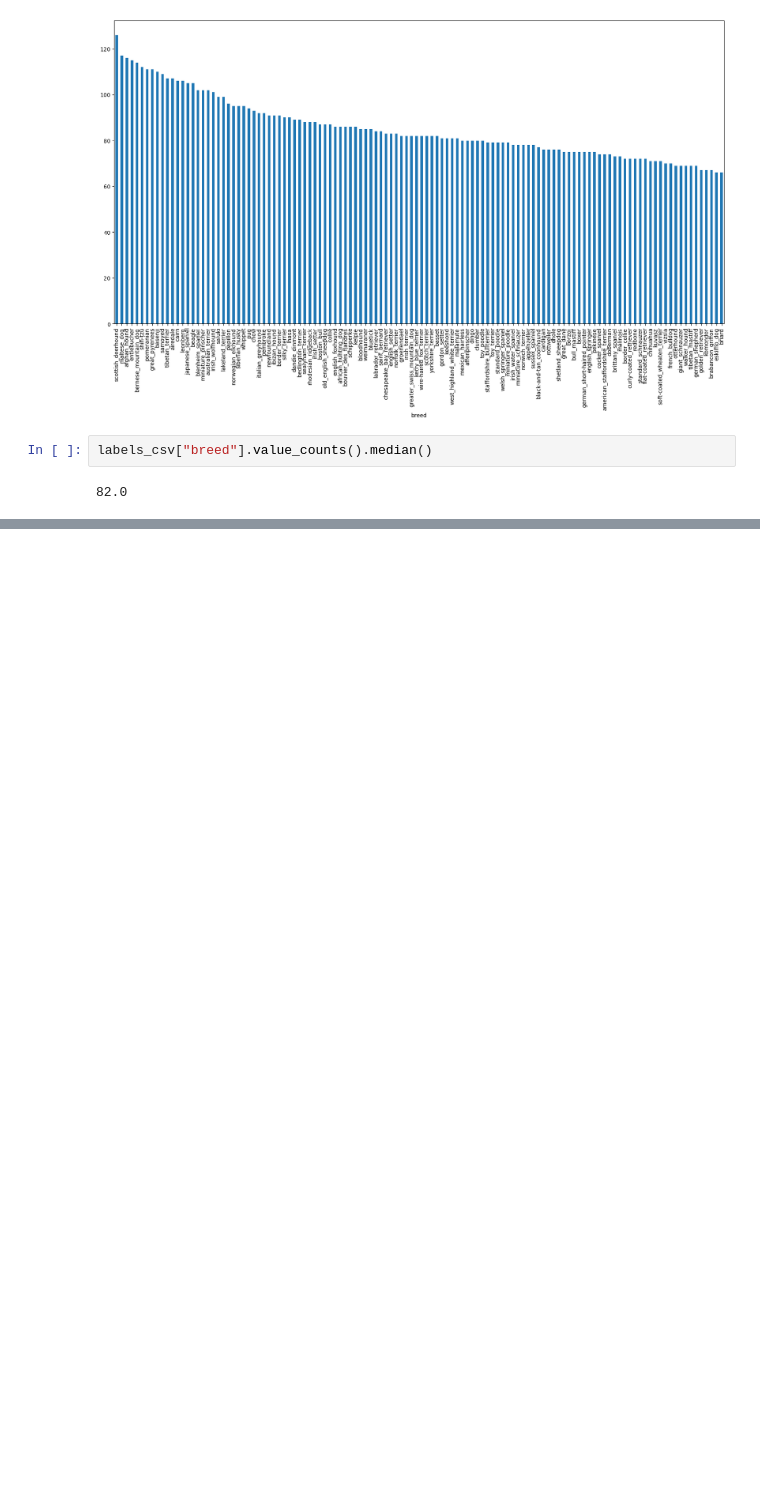
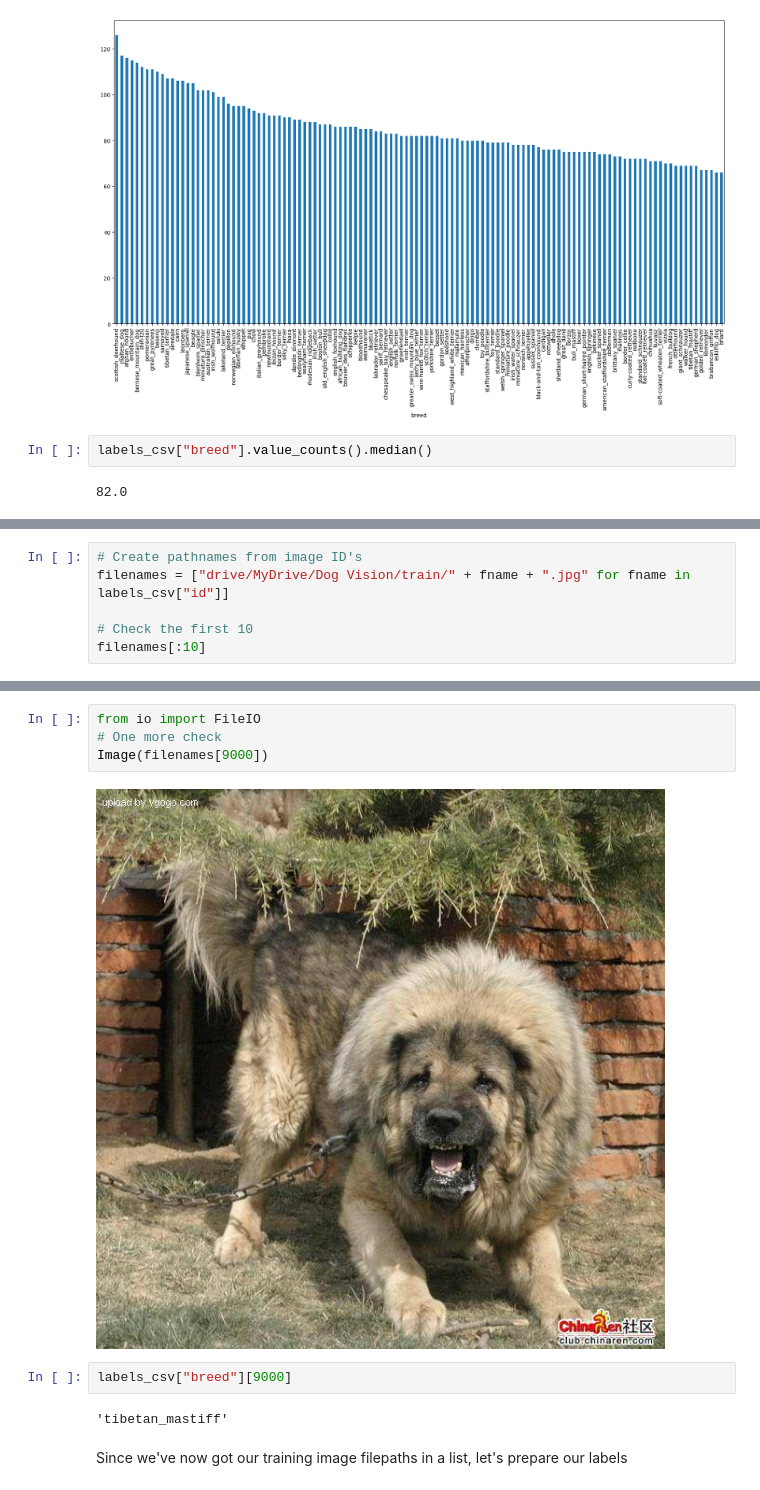
Before and after one commit to Pandagan-85/ZTM-Machine-learning, a Jupyter notebook: end_to_end_dog_vision.ipynb, the cells around one changed output, grey strips where cells are left out. Saved outputs shown, nothing was run; the diff lists cells and outputs as text; blank space fills up the shorter version.

```diff
--- a/end_to_end_dog_vision.ipynb
+++ b/end_to_end_dog_vision.ipynb
@@ -100,0 +119,6 @@ labels_csv["breed"].value_counts().median()
+# %%
+# Create pathnames from image ID's
+filenames = ["drive/MyDrive/Dog Vision/train/" + fname + ".jpg" for fname in labels_csv["id"]]
+
+# Check the first 10
+filenames[:10]
@@ -100,0 +145,12 @@ labels_csv["breed"].value_counts().median()
+# %%
+from io import FileIO
+# One more check
+Image(filenames[9000])
+# %% [output]
+[figure, added]
+# %%
+labels_csv["breed"][9000]
+# %% [output]
+'tibetan_mastiff'
+# %% [markdown]
+Since we've now got our training image filepaths in a list, let's prepare our labels
```
Also changed, not shown: parts of 15 cells of this notebook.
